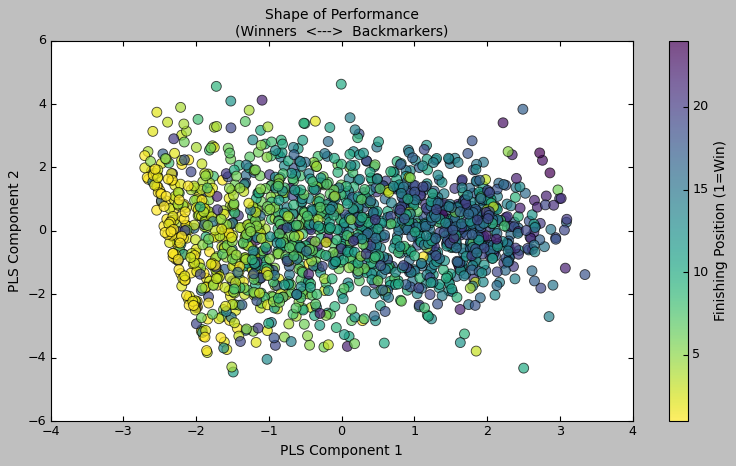
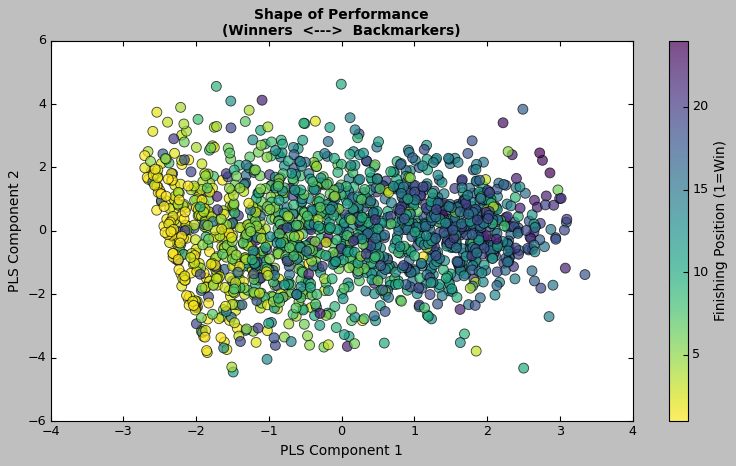
The notebook cell's code change between the first figure and the second:
--- before
+++ after
@@ -6,5 +6,5 @@
 plt.xlabel('PLS Component 1')
 plt.ylabel('PLS Component 2')
-plt.title('Shape of Performance\n(Winners  <--->  Backmarkers)')
+plt.title('Shape of Performance\n(Winners  <--->  Backmarkers)', fontweight='bold')
 plt.tight_layout()
 plt.show()

Commit: done